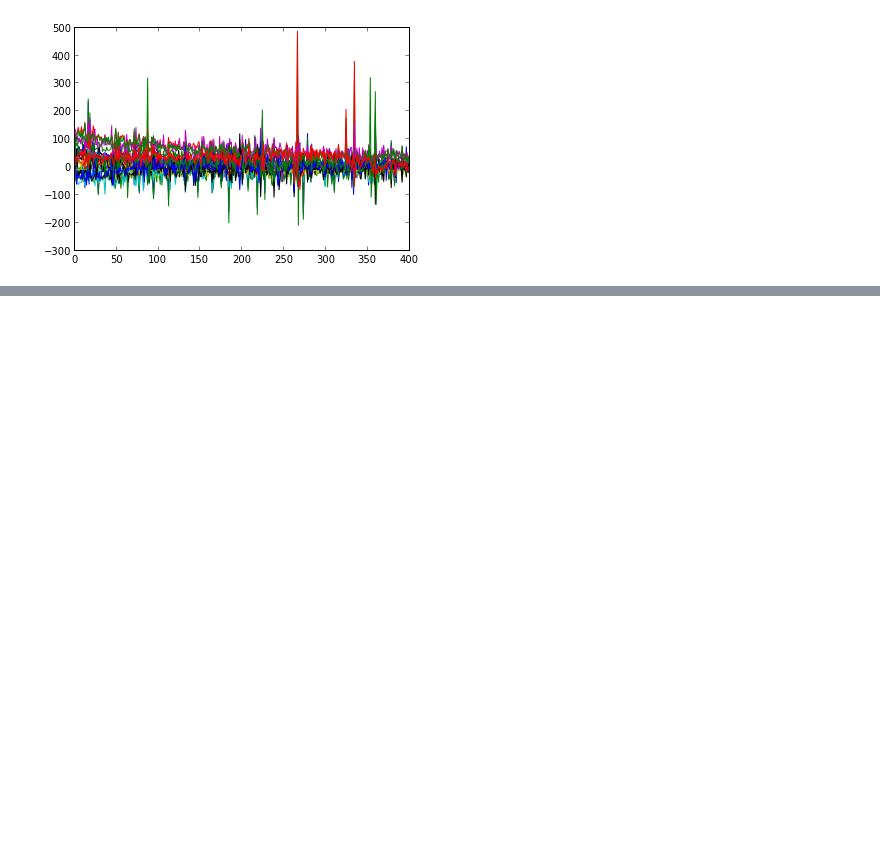
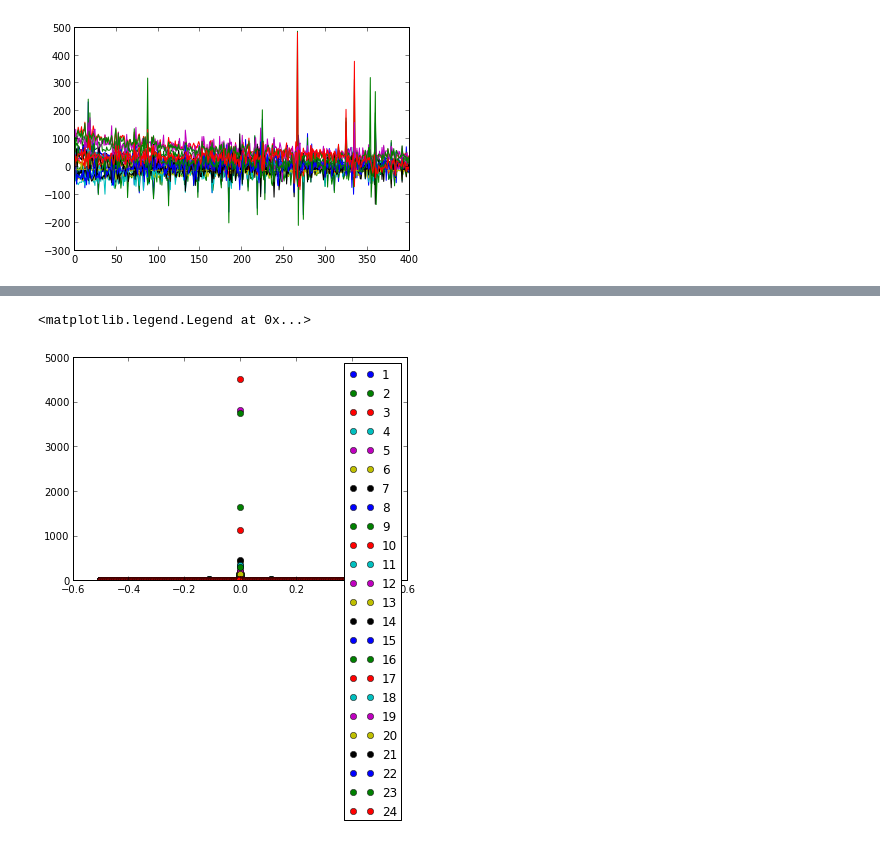
Before and after one commit to daniel-lozano/tarea5, a Jupyter notebook: tarea5-1.ipynb, the cells around one changed output, grey strips where cells are left out. Saved outputs shown, nothing was run; the diff lists cells and outputs as text; code cells hidden in the pictures; blank space fills up the shorter version.

```diff
--- a/tarea5-1.ipynb
+++ b/tarea5-1.ipynb
@@ -66,0 +104,9 @@ print shape(fft_x),shape(freq)
+# %%
+for i in range(datos):
+
+    plot(FREQ1[:,i],ABS_2[:,i],"o",label=str(i+1))
+
+legend()
+# %% [output]
+<matplotlib.legend.Legend at 0x...>
+[figure, added]
```
Also changed, not shown: parts of 11 cells of this notebook.
